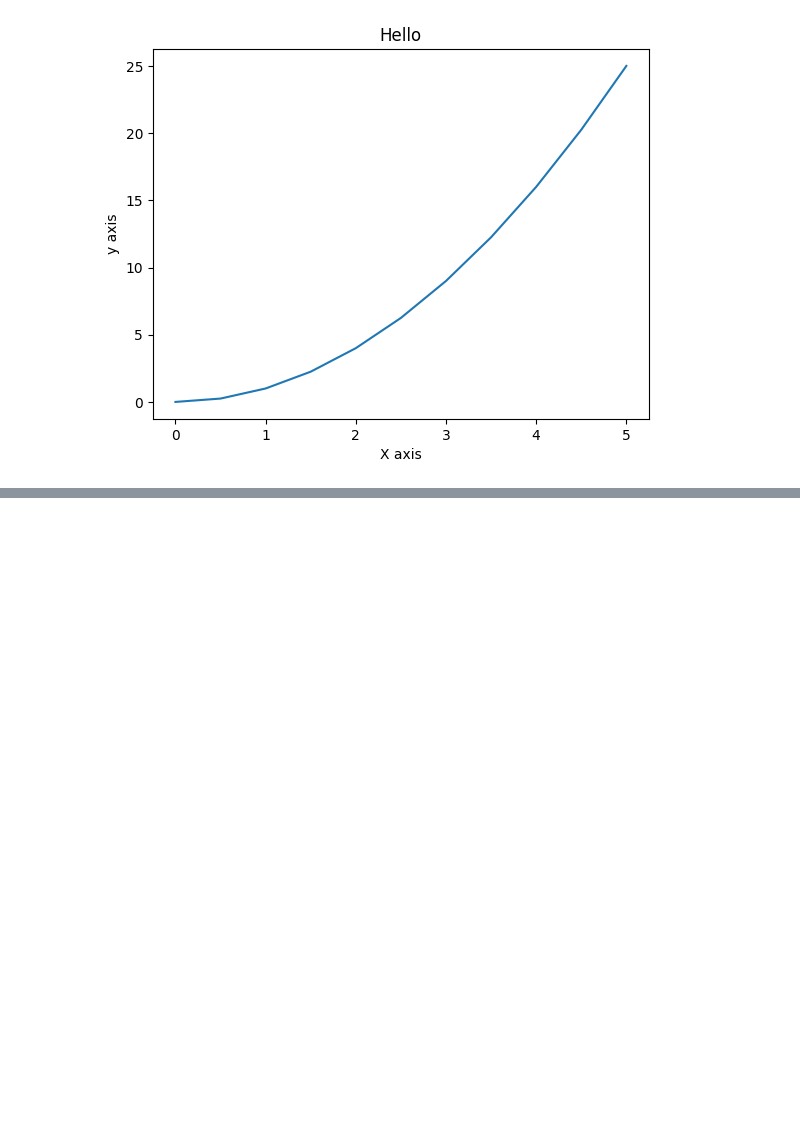
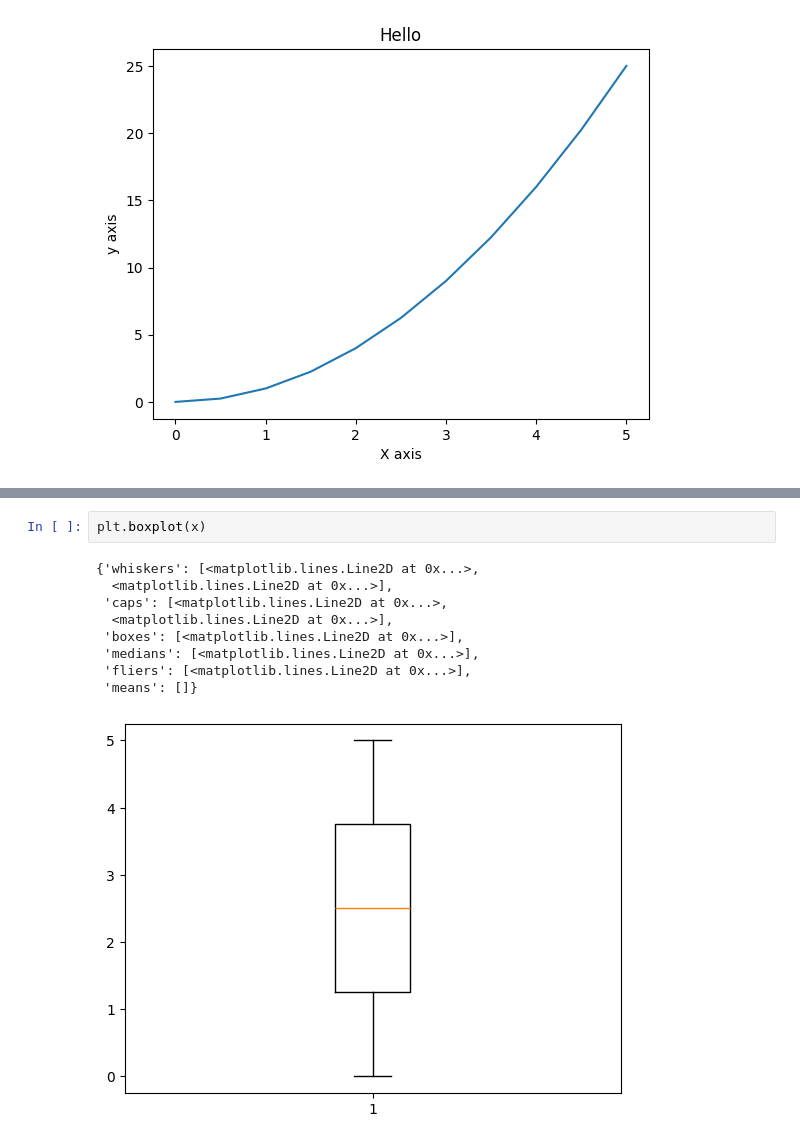
Before and after one commit to manishkr6/Data-Visualization, a Jupyter notebook: Matplotlib.ipynb, the cells around one changed output, grey strips where cells are left out. Saved outputs shown, nothing was run; the diff lists cells and outputs as text; blank space fills up the shorter version.

```diff
--- a/Matplotlib.ipynb
+++ b/Matplotlib.ipynb
@@ -21,0 +67,12 @@ plt.ylabel("y axis")
+# %%
+plt.boxplot(x)
+# %% [output]
+{'whiskers': [<matplotlib.lines.Line2D at 0x...>,
+  <matplotlib.lines.Line2D at 0x...>],
+ 'caps': [<matplotlib.lines.Line2D at 0x...>,
+  <matplotlib.lines.Line2D at 0x...>],
+ 'boxes': [<matplotlib.lines.Line2D at 0x...>],
+ 'medians': [<matplotlib.lines.Line2D at 0x...>],
+ 'fliers': [<matplotlib.lines.Line2D at 0x...>],
+ 'means': []}
+[figure, added]
```
Also changed, not shown: parts of 14 cells of this notebook, 2 other files.
